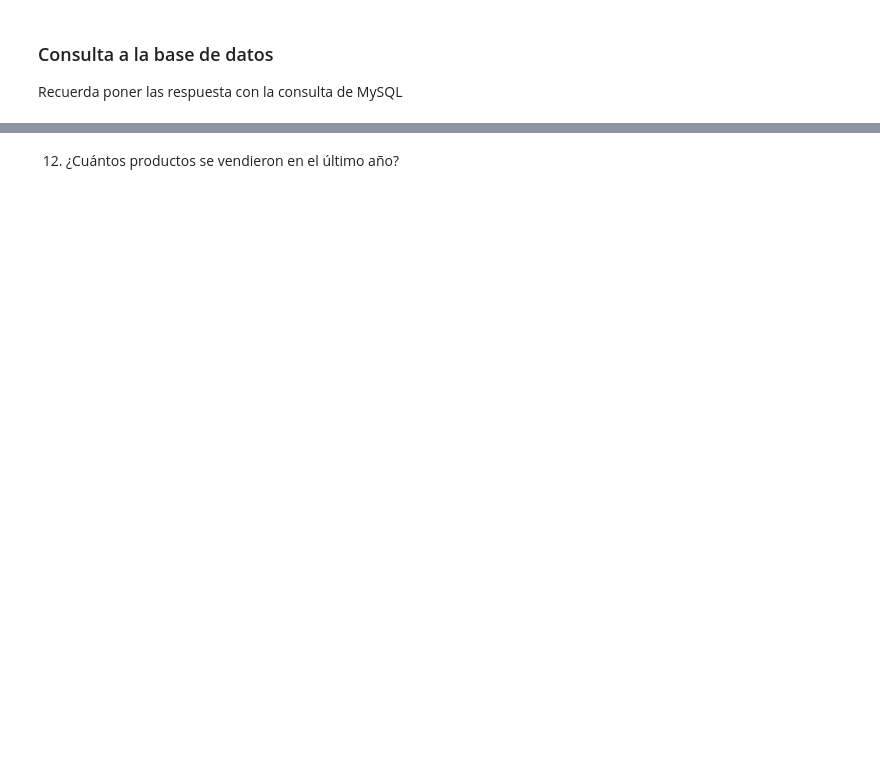
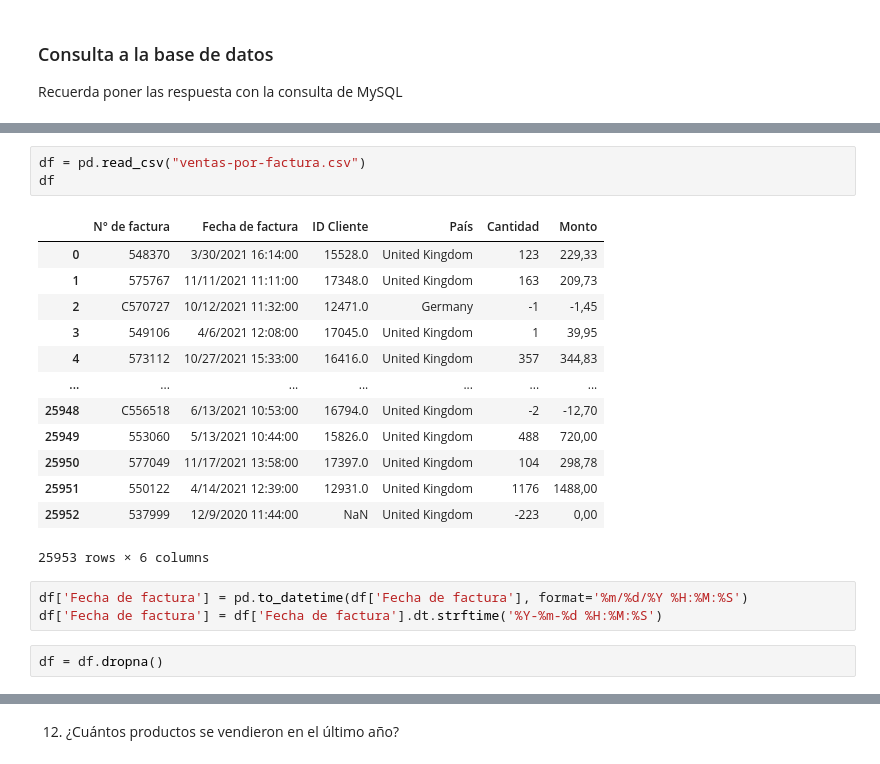
Before and after one commit to jcrecalde/Practica_para_CP2, a Jupyter notebook: practica.ipynb, the cells around one changed output, grey strips where cells are left out. Cells and saved outputs as stored; diff of their text form; blank space fills up the shorter version.

```diff
--- a/practica.ipynb
+++ b/practica.ipynb
@@ -44,0 +86,22 @@ Recuerda poner las respuesta con la consulta de MySQL
+# %%
+df = pd.read_csv("ventas-por-factura.csv")
+df
+# %% [output]
+|  | N° de factura | Fecha de factura | ID Cliente | País | Cantidad | Monto |
+| 0 | 548370 | 3/30/2021 16:14:00 | 15528.0 | United Kingdom | 123 | 229,33 |
+| 1 | 575767 | 11/11/2021 11:11:00 | 17348.0 | United Kingdom | 163 | 209,73 |
+| 2 | C570727 | 10/12/2021 11:32:00 | 12471.0 | Germany | -1 | -1,45 |
+| 3 | 549106 | 4/6/2021 12:08:00 | 17045.0 | United Kingdom | 1 | 39,95 |
+| 4 | 573112 | 10/27/2021 15:33:00 | 16416.0 | United Kingdom | 357 | 344,83 |
+| ... | ... | ... | ... | ... | ... | ... |
+| 25948 | C556518 | 6/13/2021 10:53:00 | 16794.0 | United Kingdom | -2 | -12,70 |
+| 25949 | 553060 | 5/13/2021 10:44:00 | 15826.0 | United Kingdom | 488 | 720,00 |
+| 25950 | 577049 | 11/17/2021 13:58:00 | 17397.0 | United Kingdom | 104 | 298,78 |
+| 25951 | 550122 | 4/14/2021 12:39:00 | 12931.0 | United Kingdom | 1176 | 1488,00 |
+| 25952 | 537999 | 12/9/2020 11:44:00 | NaN | United Kingdom | -223 | 0,00 |
+25953 rows × 6 columns
+# %%
+df['Fecha de factura'] = pd.to_datetime(df['Fecha de factura'], format='%m/%d/%Y %H:%M:%S')
+df['Fecha de factura'] = df['Fecha de factura'].dt.strftime('%Y-%m-%d %H:%M:%S')
+# %%
+df = df.dropna()
```
Also changed, not shown: parts of 20 cells of this notebook.
